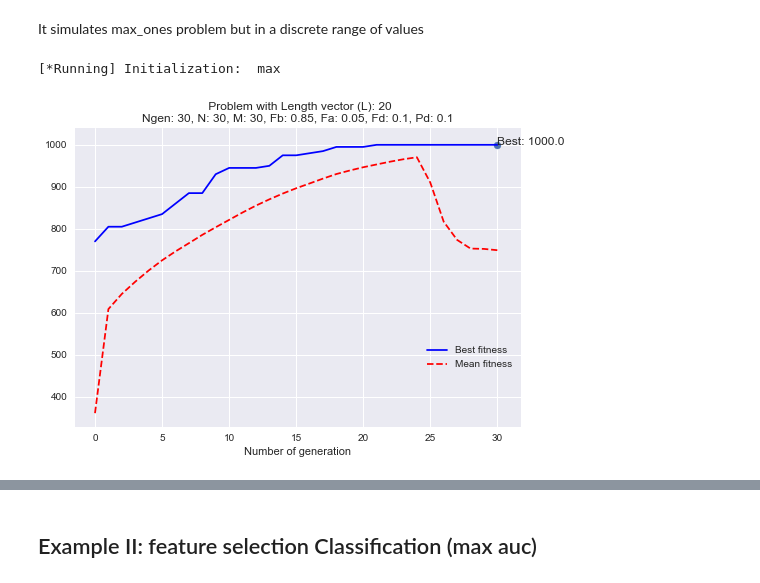
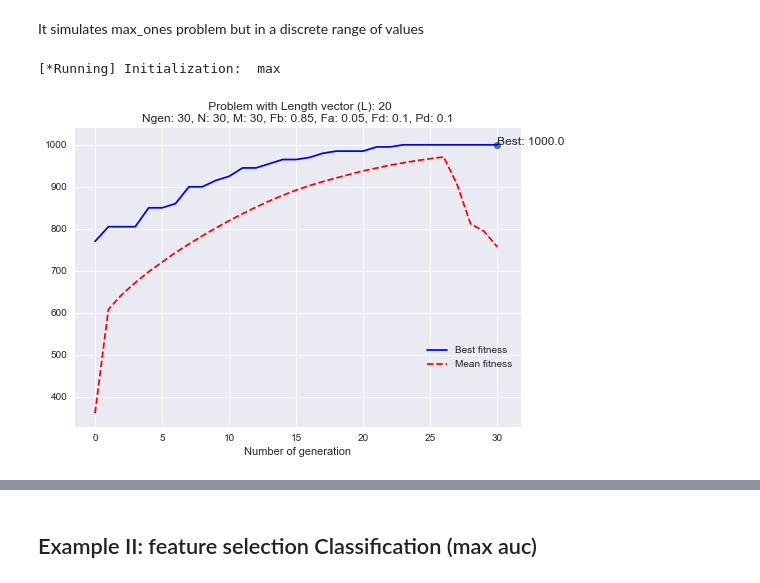
Before and after one commit to VictorPelaez/coral-reef-optimization-algorithm, a Jupyter notebook: cro/test.ipynb, the cells around one changed output, grey strips where cells are left out. Cells and saved outputs as stored; diff of their text form; code cells hidden in the pictures.

```diff
--- a/cro/test.ipynb
+++ b/cro/test.ipynb
@@ -16,16 +16,18 @@ N  = 20                    # MxN: reef size
 M  = 20                    # MxN: reef size
 Fb = 0.7                   # Broadcast prob.
 Fa = 0.1                   # Asexual reproduction prob.
-Fd = 0.1                   # Fraction of the corals to be eliminated in the depredation operator.
+Fd = 0.1                   # Fraction of the corals to be eliminated in the depredation operator
 r0 = 0.6                   # Free/total initial proportion
 k  = 3                     # Number of opportunities for a new coral to settle in the reef
 Pd = 0.1                   # Depredation prob.
 opt= 'max'                 # flag: 'max' for maximizing and 'min' for minimizing
+npolyps = 3                # Number of polyps to be mutated in the brooding operator
+
 L = 100
 ke = 0.2
 ## ------------------------------------------------------
 
-cro = CRO(Ngen, N, M, Fb, Fa, Fd, r0, k, Pd, max_ones, opt, L, verbose=False, ke=ke)
+cro = CRO(Ngen, N, M, Fb, Fa, Fd, r0, k, Pd, max_ones, opt, L, verbose=False, ke=ke, npolyps=npolyps)
 %time (REEF, REEFpob, REEFfitness, ind_best, Bestfitness, Meanfitness) = cro.fit()
 # %% [output]
 [*Running] Initialization:  max
@@ -42,33 +44,35 @@ It simulates max_ones problem but in a discrete range of values
 # %%
 import numpy as np
 import seaborn as sns
 from cro import *
 from fitness import max_ones
 
 ## ------------------------------------------------------
 ## Parameters initialization
 ## ------------------------------------------------------
 Ngen = 30                  # Number of generations
 N  = 30                    # MxN: reef size
 M  = 30                    # MxN: reef size
 Fb = 0.85                  # Broadcast prob.
 Fa = 0.05                  # Asexual reproduction prob.
 Fd = 0.1                   # Fraction of the corals to be eliminated in the depredation operator.
 r0 = 0.6                   # Free/total initial proportion
 k  = 3                     # Number of opportunities for a new coral to settle in the reef
 Pd = 0.1                   # Depredation prob.
 opt= 'max'                 # flag: 'max' for maximizing and 'min' for minimizing
+npolyps = 5                # Number of polyps to be mutated in the brooding operator
+
 L = 20
 ke = 0.2
 mode = 'disc'
 ## ------------------------------------------------------
 
 grid = {'x': [2, 10]}      # Discrete values between 2 and 10
 
-cro = CRO(Ngen, N, M, Fb, Fa, Fd, r0, k, Pd, max_ones, opt, L, verbose=False, ke=ke, mode=mode, param_grid=grid)
+cro = CRO(Ngen, N, M, Fb, Fa, Fd, r0, k, Pd, max_ones, opt, L, verbose=False, ke=ke, npolyps=npolyps, mode=mode, param_grid=grid)
 %time (REEF, REEFpob, REEFfitness, ind_best, Bestfitness, Meanfitness) = cro.fit()
 # %% [output]
 [*Running] Initialization:  max
-[figure, old version]
+[figure, new version]
 Best coral:  [10 10 10 10 10 10 10 10 10 10 10 10 10 10 10 10 10 10 10 10]
 Best solution: 1000.0
```
Also changed, not shown: parts of 3 cells of this notebook, 1 other file.
